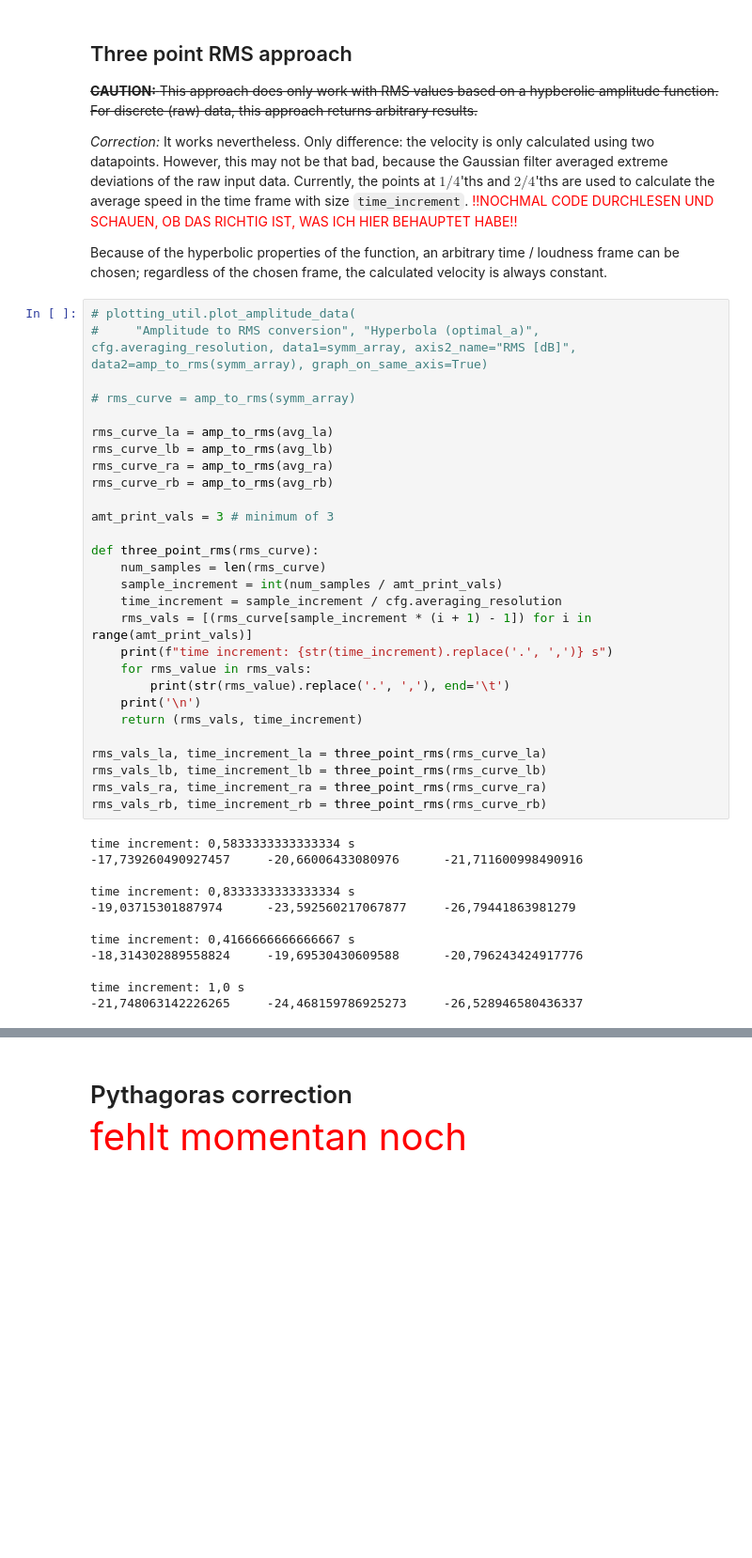
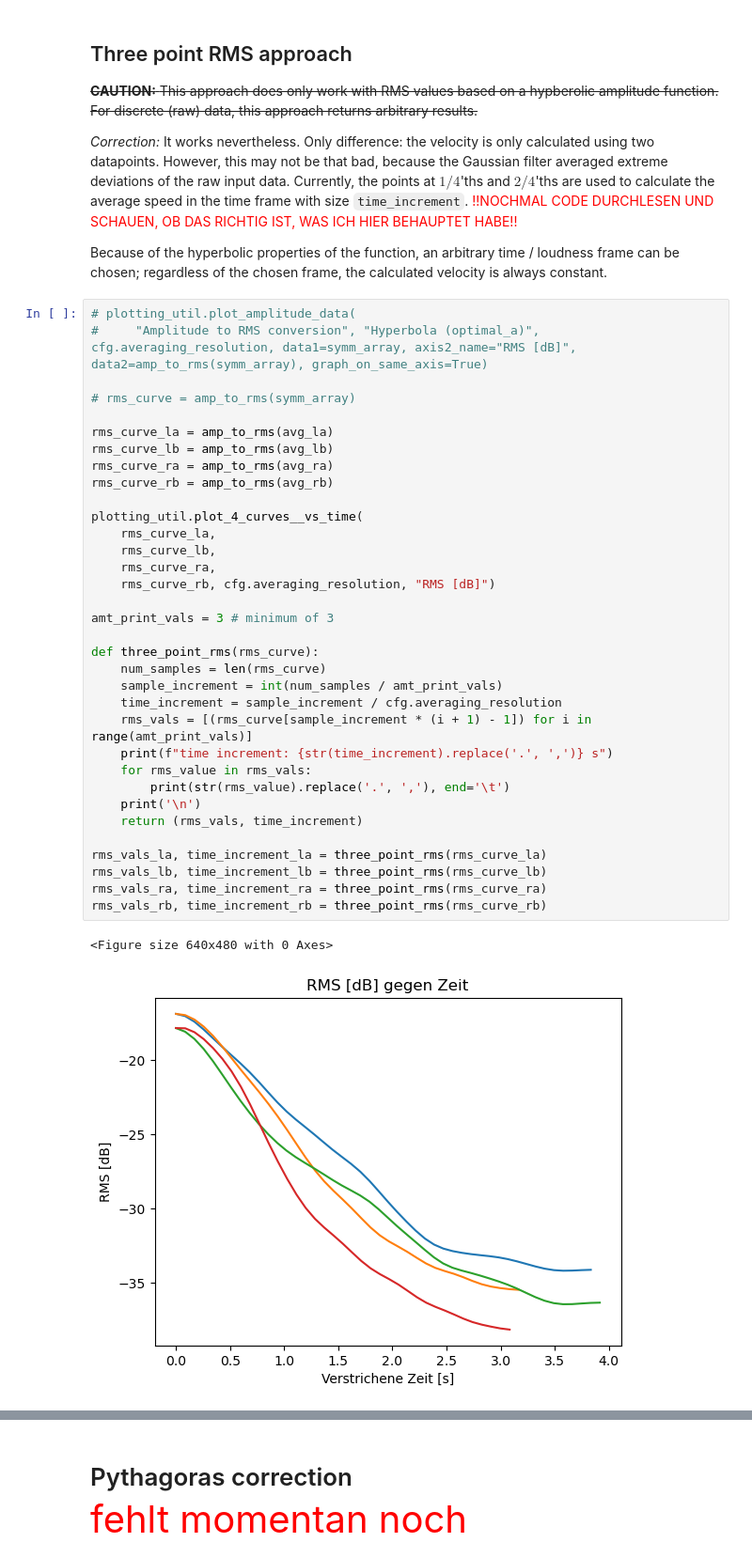
Before and after one commit to vexplained/JugendForscht2022, a Jupyter notebook: programming/python-analysis/audio-processor_raw_singles.ipynb, the cells around one changed output, grey strips where cells are left out. Shown: that part at 94% size. Drawn from its saved outputs; the diff is of its cells as text; blank space fills up the shorter version.

```diff
--- a/programming/python-analysis/audio-processor_raw_singles.ipynb
+++ b/programming/python-analysis/audio-processor_raw_singles.ipynb
@@ -65,40 +70,37 @@ Because of the hyperbolic properties of the function, an arbitrary time / loudne
 # %%
 # plotting_util.plot_amplitude_data(
 #     "Amplitude to RMS conversion", "Hyperbola (optimal_a)", cfg.averaging_resolution, data1=symm_array, axis2_name="RMS [dB]", data2=amp_to_rms(symm_array), graph_on_same_axis=True)
 
 # rms_curve = amp_to_rms(symm_array)
 
 rms_curve_la = amp_to_rms(avg_la)
 rms_curve_lb = amp_to_rms(avg_lb)
 rms_curve_ra = amp_to_rms(avg_ra)
 rms_curve_rb = amp_to_rms(avg_rb)
+
+plotting_util.plot_4_curves__vs_time(
+    rms_curve_la,
+    rms_curve_lb,
+    rms_curve_ra,
+    rms_curve_rb, cfg.averaging_resolution, "RMS [dB]")
 
 amt_print_vals = 3 # minimum of 3
 
 def three_point_rms(rms_curve):
     num_samples = len(rms_curve)
     sample_increment = int(num_samples / amt_print_vals)
     time_increment = sample_increment / cfg.averaging_resolution
     rms_vals = [(rms_curve[sample_increment * (i + 1) - 1]) for i in range(amt_print_vals)]
     print(f"time increment: {str(time_increment).replace('.', ',')} s")
     for rms_value in rms_vals:
         print(str(rms_value).replace('.', ','), end='\t')
     print('\n')
     return (rms_vals, time_increment)
 
 rms_vals_la, time_increment_la = three_point_rms(rms_curve_la)
 rms_vals_lb, time_increment_lb = three_point_rms(rms_curve_lb)
 rms_vals_ra, time_increment_ra = three_point_rms(rms_curve_ra)
 rms_vals_rb, time_increment_rb = three_point_rms(rms_curve_rb)
 # %% [output]
-time increment: 0,5833333333333334 s
--17,739260490927457     -20,66006433080976      -21,711600998490916
-
-time increment: 0,8333333333333334 s
--19,03715301887974      -23,592560217067877     -26,79441863981279
-
-time increment: 0,4166666666666667 s
--18,314302889558824     -19,69530430609588      -20,796243424917776
-
-time increment: 1,0 s
--21,748063142226265     -24,468159786925273     -26,528946580436337
+<Figure size 640x480 with 0 Axes>
+[figure, added]
```
Also changed, not shown: parts of 5 cells of this notebook, 56 other files.
